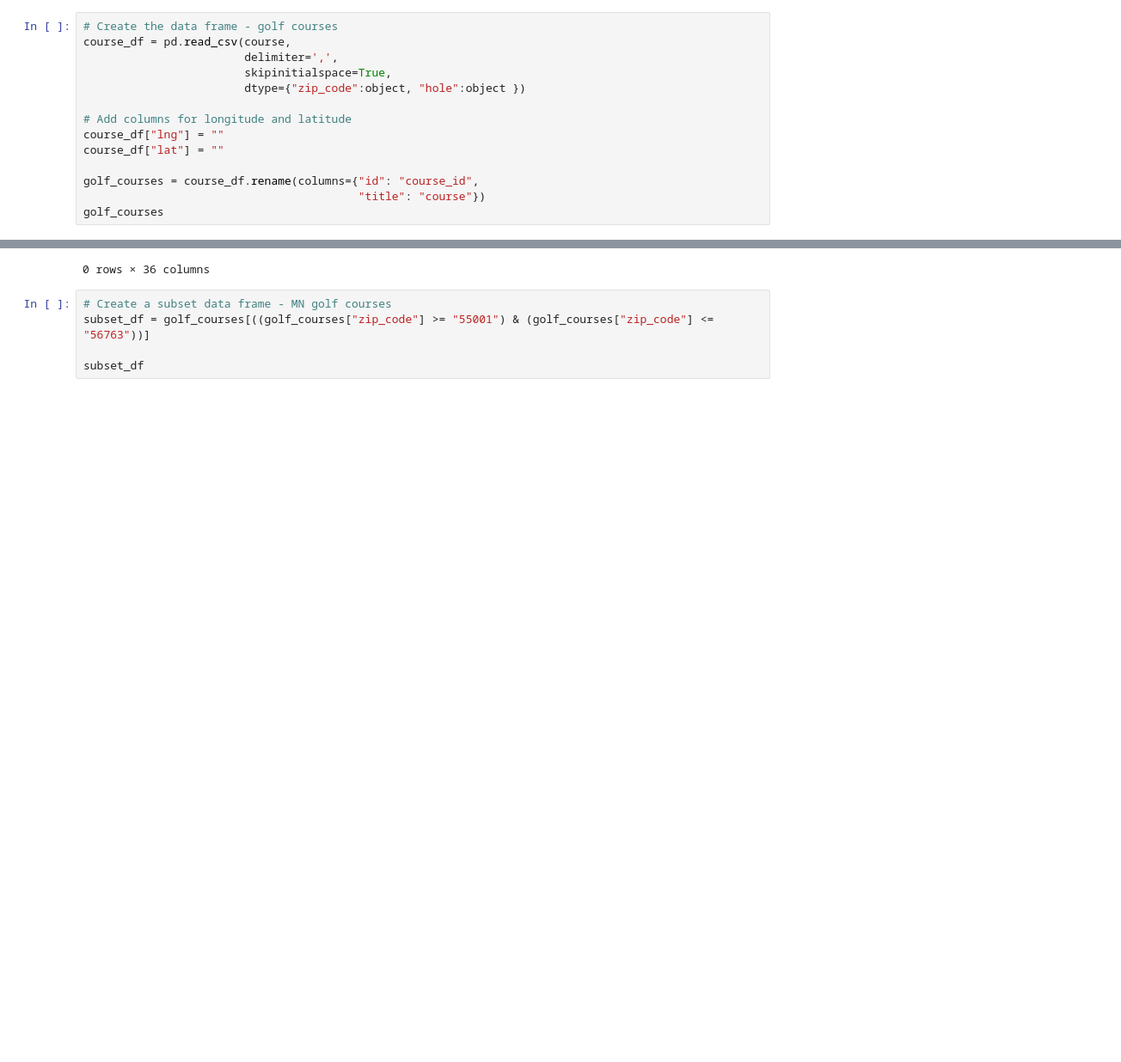
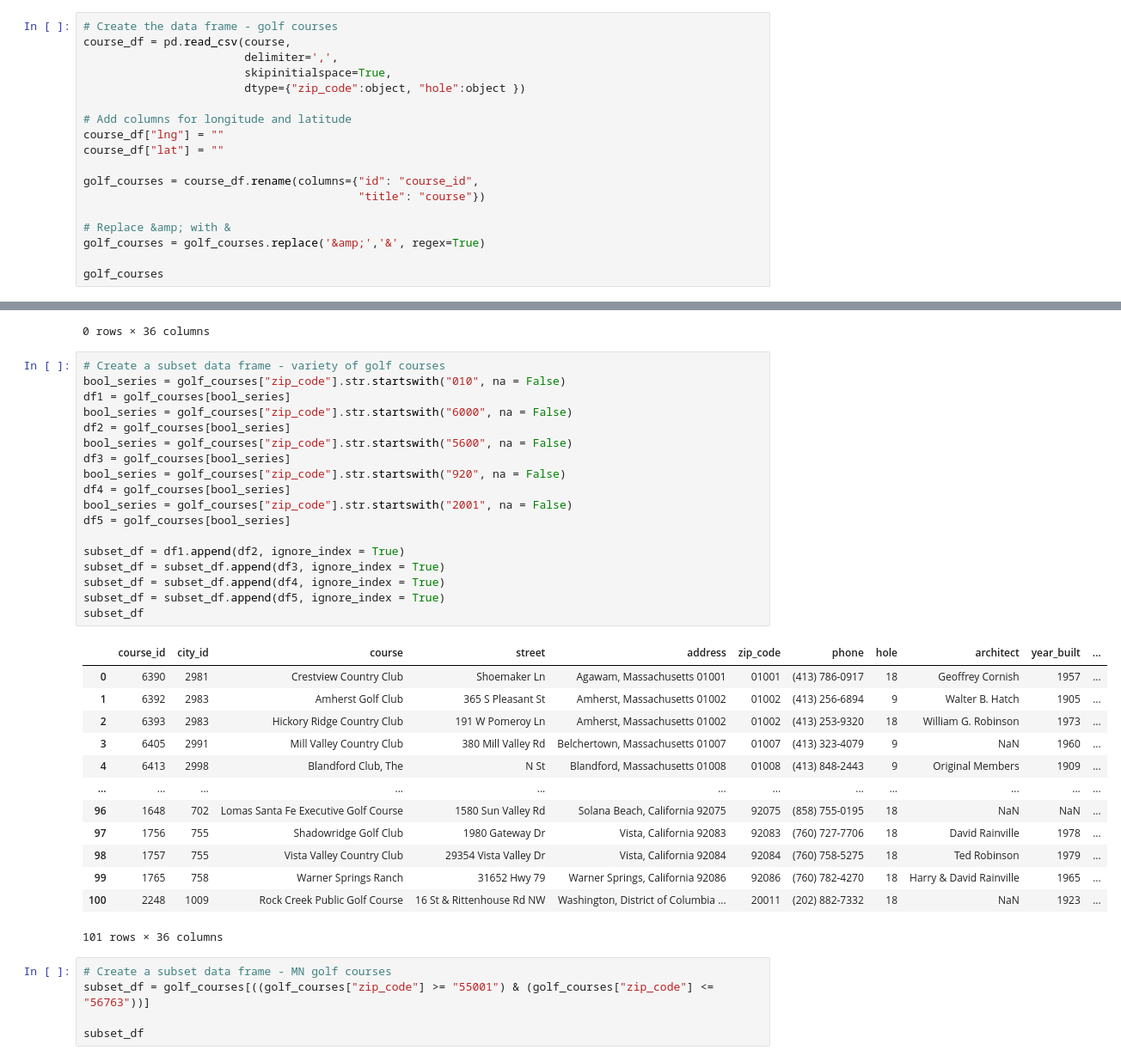
Before and after one commit to emilyfrels/project-2, a Jupyter notebook: golf_ETL_tees.ipynb, the cells around one changed output, grey strips where cells are left out. Shown at 86% size. Cells and saved outputs as stored; diff of their text form; blank space fills up the shorter version.

```diff
--- a/golf_ETL_tees.ipynb
+++ b/golf_ETL_tees.ipynb
@@ -35,6 +35,10 @@ course_df["lat"] = ""
 
 golf_courses = course_df.rename(columns={"id": "course_id",
                                          "title": "course"})
+
+# Replace &amp; with &
+golf_courses = golf_courses.replace('&amp;','&', regex=True)
+
 golf_courses
 # %% [output]
 |  | course_id | city_id | course | street | address | zip_code | phone | hole | architect | year_built | ... |
@@ -57,6 +61,38 @@ duplicateRow
 # %% [output]
 |  | course_id | city_id | course | street | address | zip_code | phone | hole | architect | year_built | ... |
 0 rows × 36 columns
+# %%
+# Create a subset data frame - variety of golf courses
+bool_series = golf_courses["zip_code"].str.startswith("010", na = False)
+df1 = golf_courses[bool_series]
+bool_series = golf_courses["zip_code"].str.startswith("6000", na = False)
+df2 = golf_courses[bool_series]
+bool_series = golf_courses["zip_code"].str.startswith("5600", na = False)
+df3 = golf_courses[bool_series]
+bool_series = golf_courses["zip_code"].str.startswith("920", na = False)
+df4 = golf_courses[bool_series]
+bool_series = golf_courses["zip_code"].str.startswith("2001", na = False)
+df5 = golf_courses[bool_series]
+
+subset_df = df1.append(df2, ignore_index = True)
+subset_df = subset_df.append(df3, ignore_index = True)
+subset_df = subset_df.append(df4, ignore_index = True)
+subset_df = subset_df.append(df5, ignore_index = True)
+subset_df
+# %% [output]
+|  | course_id | city_id | course | street | address | zip_code | phone | hole | architect | year_built | ... |
+| 0 | 6390 | 2981 | Crestview Country Club | Shoemaker Ln | Agawam, Massachusetts 01001 | 01001 | (413) 786-0917 | 18 | Geoffrey Cornish | 1957 | ... |
+| 1 | 6392 | 2983 | Amherst Golf Club | 365 S Pleasant St | Amherst, Massachusetts 01002 | 01002 | (413) 256-6894 | 9 | Walter B. Hatch | 1905 | ... |
+| 2 | 6393 | 2983 | Hickory Ridge Country Club | 191 W Pomeroy Ln | Amherst, Massachusetts 01002 | 01002 | (413) 253-9320 | 18 | William G. Robinson | 1973 | ... |
+| 3 | 6405 | 2991 | Mill Valley Country Club | 380 Mill Valley Rd | Belchertown, Massachusetts 01007 | 01007 | (413) 323-4079 | 9 | NaN | 1960 | ... |
+| 4 | 6413 | 2998 | Blandford Club, The | N St | Blandford, Massachusetts 01008 | 01008 | (413) 848-2443 | 9 | Original Members | 1909 | ... |
+| ... | ... | ... | ... | ... | ... | ... | ... | ... | ... | ... | ... |
+| 96 | 1648 | 702 | Lomas Santa Fe Executive Golf Course | 1580 Sun Valley Rd | Solana Beach, California 92075 | 92075 | (858) 755-0195 | 18 | NaN | NaN | ... |
+| 97 | 1756 | 755 | Shadowridge Golf Club | 1980 Gateway Dr | Vista, California 92083 | 92083 | (760) 727-7706 | 18 | David Rainville | 1978 | ... |
+| 98 | 1757 | 755 | Vista Valley Country Club | 29354 Vista Valley Dr | Vista, California 92084 | 92084 | (760) 758-5275 | 18 | Ted Robinson | 1979 | ... |
+| 99 | 1765 | 758 | Warner Springs Ranch | 31652 Hwy 79 | Warner Springs, California 92086 | 92086 | (760) 782-4270 | 18 | Harry & David Rainville | 1965 | ... |
+| 100 | 2248 | 1009 | Rock Creek Public Golf Course | 16 St & Rittenhouse Rd NW | Washington, District of Columbia ... | 20011 | (202) 882-7332 | 18 | NaN | 1923 | ... |
+101 rows × 36 columns
 # %%
 # Create a subset data frame - MN golf courses
 subset_df = golf_courses[((golf_courses["zip_code"] >= "55001") & (golf_courses["zip_code"] <= "56763"))]
```
Also changed, not shown: parts of 5 cells of this notebook, 3 other files.
